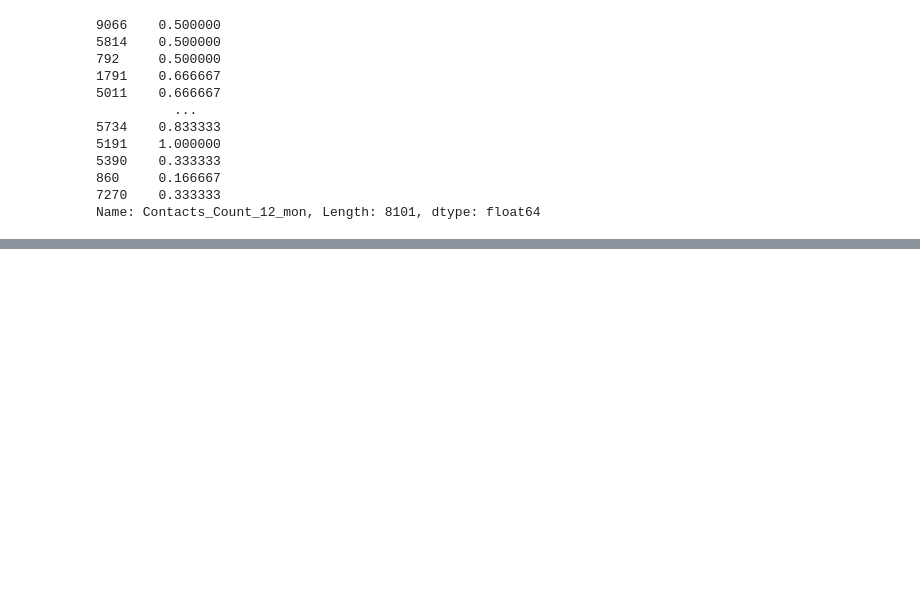
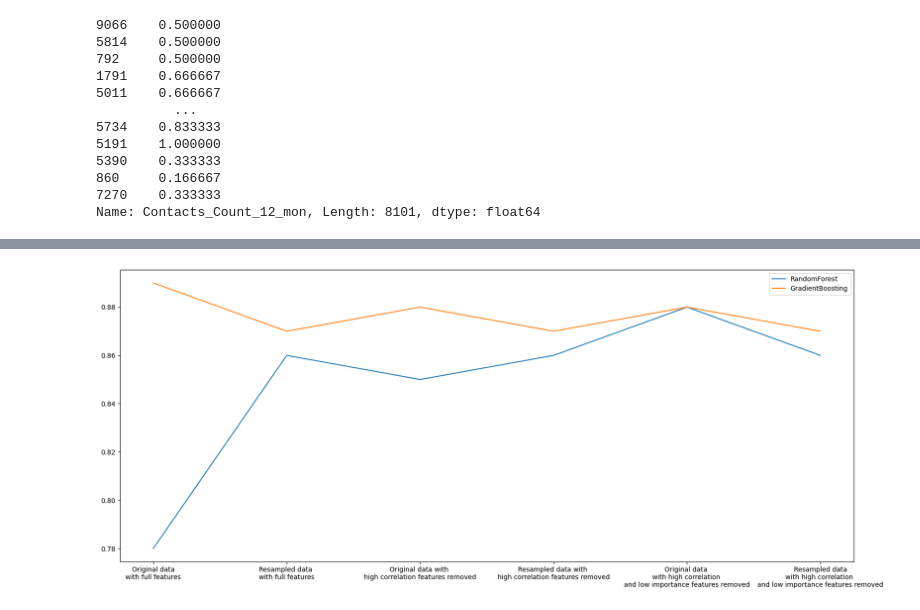
Before and after one commit to CaoThanhNg03/Customer-Churn-Predict, a Jupyter notebook: demo.ipynb, the cells around one changed output, grey strips where cells are left out. Cells and saved outputs as stored; diff of their text form; code cells hidden in the pictures; blank space fills up the shorter version.

```diff
--- a/demo.ipynb
+++ b/demo.ipynb
@@ -381,0 +414,25 @@ plt.barh(selected_feature, xg.feature_importances_)
+# %%
+data = """Original data
+with full features,
+Resampled data
+with full features,
+Original data with
+high correlation features removed,
+Resampled data with
+high correlation features removed,
+Original data
+with high correlation
+and low importance features removed,
+Resampled data
+with high correlation
+and low importance features removed""".split(",\n")
+rf_f1 = np.array([0.78, 0.86, 0.85, 0.86, 0.88, 0.86])
+gb_f1 = np.array([0.89, 0.87, 0.88, 0.87, 0.88, 0.87])
+
+plt.figure(figsize=(20, 8))
+plt.plot(data, rf_f1, label="RandomForest")
+plt.plot(data, gb_f1, label="GradientBoosting")
+plt.legend()
+plt.show()
+# %% [output]
+[figure, added]
```
Also changed, not shown: parts of 5 cells of this notebook.
